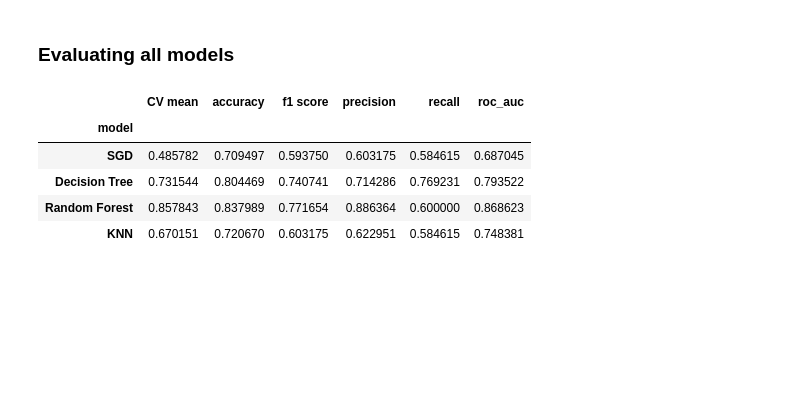
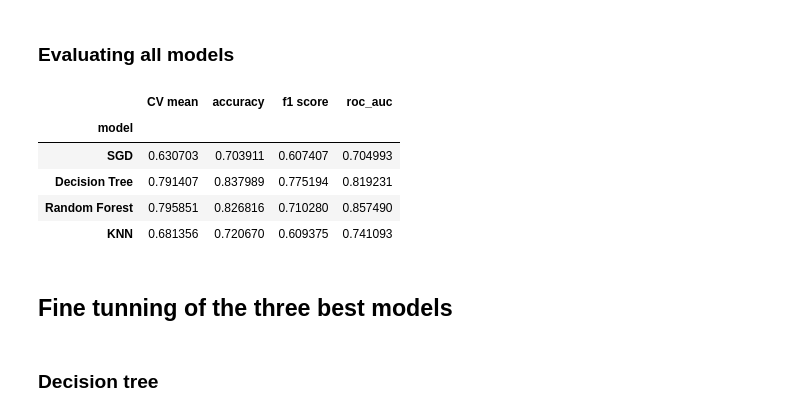
Before and after one commit to AnaRuizS/CSmachineLearning, a Jupyter notebook: Ml_titanic.ipynb, the cells around one changed output. Cells and saved outputs as stored; diff of their text form; code cells hidden in the pictures; blank space fills up the shorter version.

Commit message:
putting fine tunning in its place

```diff
--- a/Ml_titanic.ipynb
+++ b/Ml_titanic.ipynb
@@ -433,3 +417,0 @@ DecisionTreeClassifier(class_weight=None, criterion='gini', max_depth=3.0,
-# %%
-tree_mdl_tuned=grid_search.best_estimator_
-tree_mdl_tuned.fit(trainX,train_labelsY)
@@ -457,3 +424,6 @@ rf_mdl.score(trainX,train_labelsY)
+# %%
+# train accuracy on the whole non stratified set
+rf_cv_scores=cross_val_score(rf, train_nSX, train_nS_labelsY, scoring='accuracy',cv=10)
 # %% [markdown]
 Calculating measures of accuracy/precision on test set
 # %%
@@ -463,6 +435,3 @@ probs = pd.DataFrame(rf_mdl.predict_proba(testX))
 rf_accuracy = metrics.accuracy_score(test_labelsY, predictions)
 rf_roc_auc = metrics.roc_auc_score(test_labelsY, probs[1])
 rf_f1=metrics.f1_score(test_labelsY, predictions)
-# %%
-rf_cv_scores = cross_val_score(rf_mdl, testX, test_labelsY, scoring='precision', cv=3)
-print(rf_cv_scores)
@@ -484,3 +441,0 @@ param_grid = [
-# %%
-grid_search = GridSearchCV(rf, param_grid, cv=5,scoring='average_precision')
-grid_search.fit(trainX,train_labelsY)
@@ -561,18 +500,20 @@ neigh_precision=metrics.precision_score(test_labelsY, predictions)
 # %%
 eval_matrix=pd.DataFrame({
     'model': ['SGD','Decision Tree', 'Random Forest','KNN'],
     'accuracy':[sgd_accuracy,tree_accuracy,rf_accuracy,neigh_accuracy],
     'roc_auc':[sgd_roc_auc,tree_roc_auc,rf_roc_auc,neigh_roc_auc],
     'f1 score':[sgd_f1,tree_f1,rf_f1,neigh_f1],
-    'precision':[sgd_precision,tree_precision,rf_precision,neigh_precision],
-    'recall':[sgd_recall,tree_recall,rf_recall,neigh_recall],
     'CV mean':[sgd_cv_mean,tree_cv_mean,rf_cv_mean,neigh_cv_mean]
 })
 eval_matrix.set_index('model')
 # %% [output]
-|  | CV mean | accuracy | f1 score | precision | recall | roc_auc |
-| model |  |  |  |  |  |  |
-| SGD | 0.485782 | 0.709497 | 0.593750 | 0.603175 | 0.584615 | 0.687045 |
-| Decision Tree | 0.731544 | 0.804469 | 0.740741 | 0.714286 | 0.769231 | 0.793522 |
-| Random Forest | 0.857843 | 0.837989 | 0.771654 | 0.886364 | 0.600000 | 0.868623 |
-| KNN | 0.670151 | 0.720670 | 0.603175 | 0.622951 | 0.584615 | 0.748381 |
+|  | CV mean | accuracy | f1 score | roc_auc |
+| model |  |  |  |  |
+| SGD | 0.630703 | 0.703911 | 0.607407 | 0.704993 |
+| Decision Tree | 0.791407 | 0.837989 | 0.775194 | 0.819231 |
+| Random Forest | 0.795851 | 0.826816 | 0.710280 | 0.857490 |
+| KNN | 0.681356 | 0.720670 | 0.609375 | 0.741093 |
+# %% [markdown]
+## Fine tunning of the three best models
+# %% [markdown]
+### Decision tree
```
Also changed, not shown: parts of 60 cells of this notebook.
